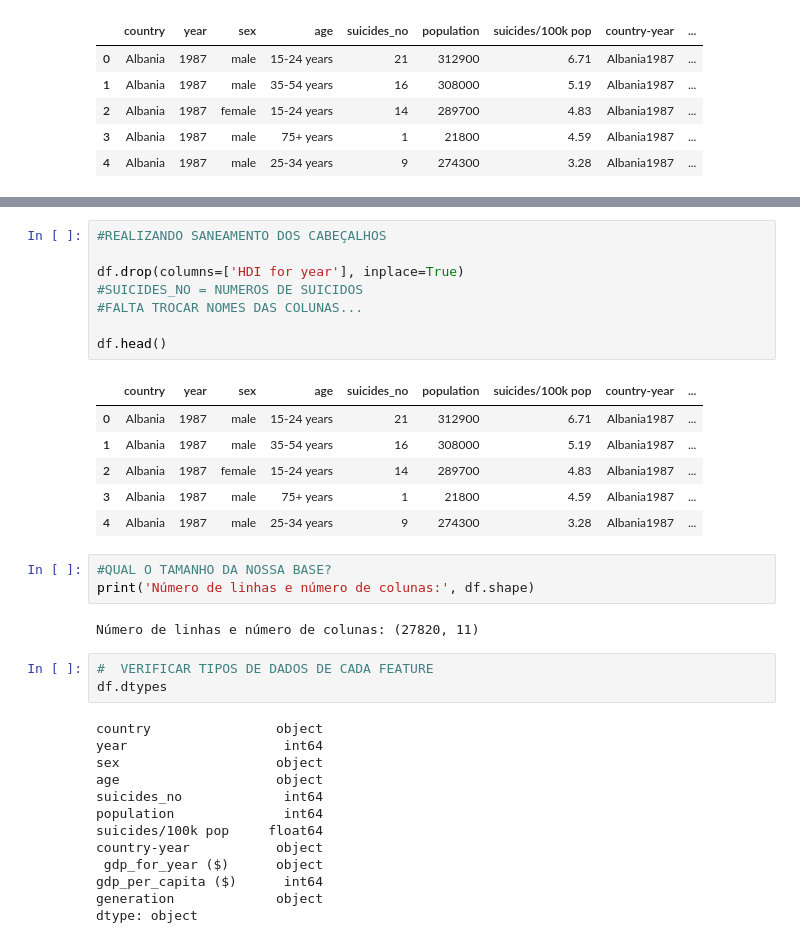
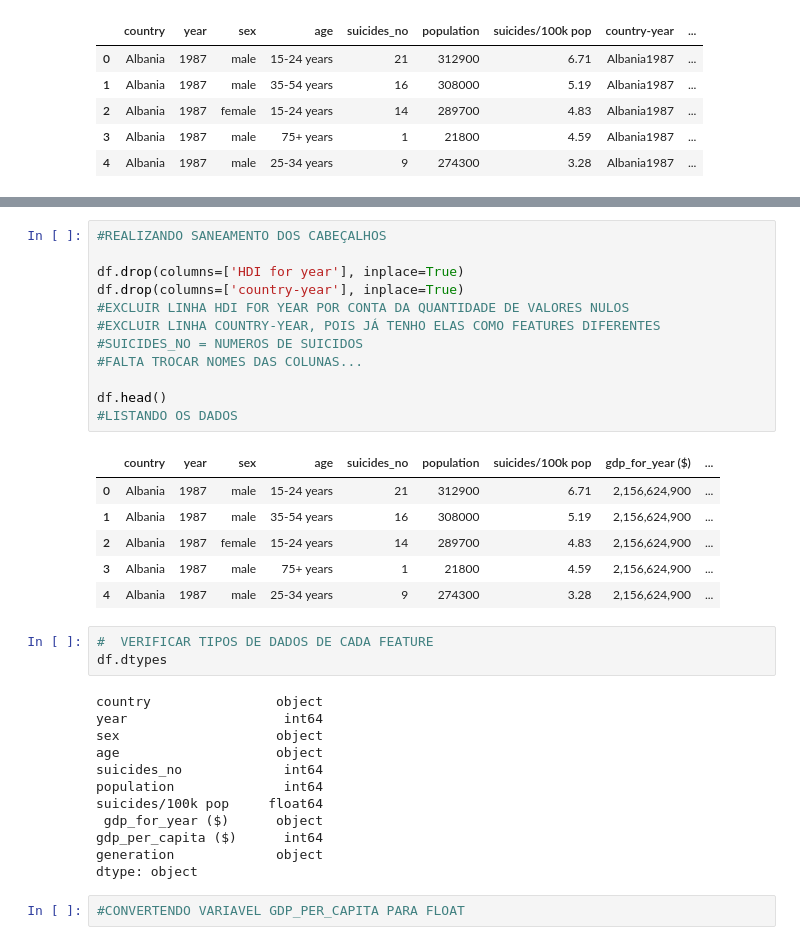
Before and after one commit to thiagobhte/pos-ds-ia, a Jupyter notebook: aed_projeto_1.ipynb, the cells around one changed output, grey strips where cells are left out. Saved outputs shown, nothing was run; the diff lists cells and outputs as text.

```diff
--- a/aed_projeto_1.ipynb
+++ b/aed_projeto_1.ipynb
@@ -29,23 +102,22 @@ df.head(5)
 # %%
 #REALIZANDO SANEAMENTO DOS CABEÇALHOS
 
 df.drop(columns=['HDI for year'], inplace=True)
+df.drop(columns=['country-year'], inplace=True)
+#EXCLUIR LINHA HDI FOR YEAR POR CONTA DA QUANTIDADE DE VALORES NULOS
+#EXCLUIR LINHA COUNTRY-YEAR, POIS JÁ TENHO ELAS COMO FEATURES DIFERENTES
 #SUICIDES_NO = NUMEROS DE SUICIDOS
 #FALTA TROCAR NOMES DAS COLUNAS...
 
 df.head()
+#LISTANDO OS DADOS
 # %% [output]
-|  | country | year | sex | age | suicides_no | population | suicides/100k pop | country-year | ... |
-| 0 | Albania | 1987 | male | 15-24 years | 21 | 312900 | 6.71 | Albania1987 | ... |
-| 1 | Albania | 1987 | male | 35-54 years | 16 | 308000 | 5.19 | Albania1987 | ... |
-| 2 | Albania | 1987 | female | 15-24 years | 14 | 289700 | 4.83 | Albania1987 | ... |
-| 3 | Albania | 1987 | male | 75+ years | 1 | 21800 | 4.59 | Albania1987 | ... |
-| 4 | Albania | 1987 | male | 25-34 years | 9 | 274300 | 3.28 | Albania1987 | ... |
+|  | country | year | sex | age | suicides_no | population | suicides/100k pop | gdp_for_year ($) | ... |
+| 0 | Albania | 1987 | male | 15-24 years | 21 | 312900 | 6.71 | 2,156,624,900 | ... |
+| 1 | Albania | 1987 | male | 35-54 years | 16 | 308000 | 5.19 | 2,156,624,900 | ... |
+| 2 | Albania | 1987 | female | 15-24 years | 14 | 289700 | 4.83 | 2,156,624,900 | ... |
+| 3 | Albania | 1987 | male | 75+ years | 1 | 21800 | 4.59 | 2,156,624,900 | ... |
+| 4 | Albania | 1987 | male | 25-34 years | 9 | 274300 | 3.28 | 2,156,624,900 | ... |
-# %%
-#QUAL O TAMANHO DA NOSSA BASE?
-print('Número de linhas e número de colunas:', df.shape)
-# %% [output]
-Número de linhas e número de colunas: (27820, 11)
 # %%
 #  VERIFICAR TIPOS DE DADOS DE CADA FEATURE
 df.dtypes
@@ -57,8 +129,9 @@ age                    object
 suicides_no             int64
 population              int64
 suicides/100k pop     float64
-country-year           object
  gdp_for_year ($)      object
 gdp_per_capita ($)      int64
 generation             object
 dtype: object
+# %%
+#CONVERTENDO VARIAVEL GDP_PER_CAPITA PARA FLOAT
```
Also changed, not shown: parts of 28 cells of this notebook, 1 other file.
